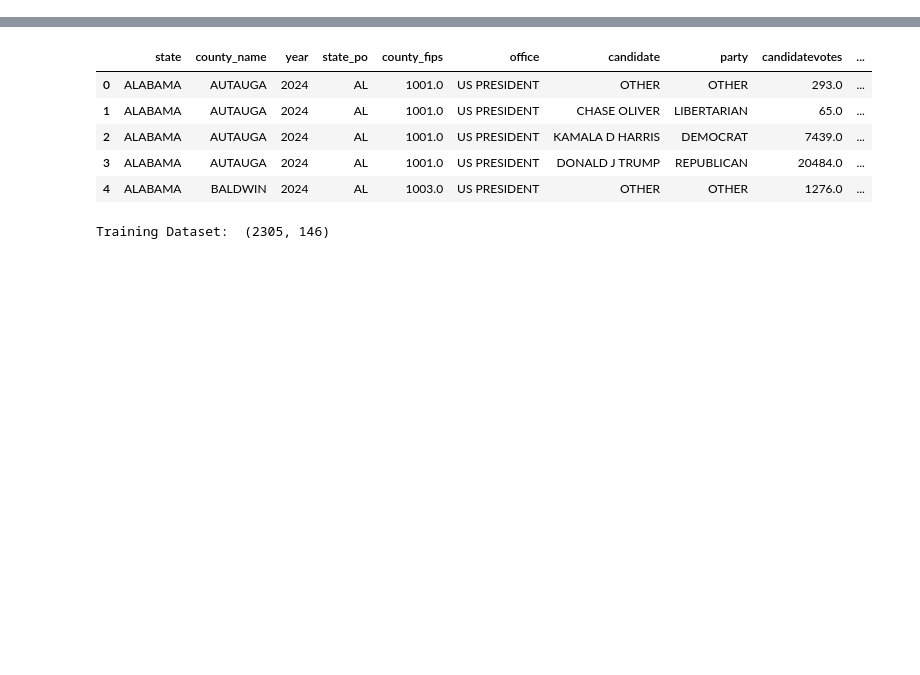
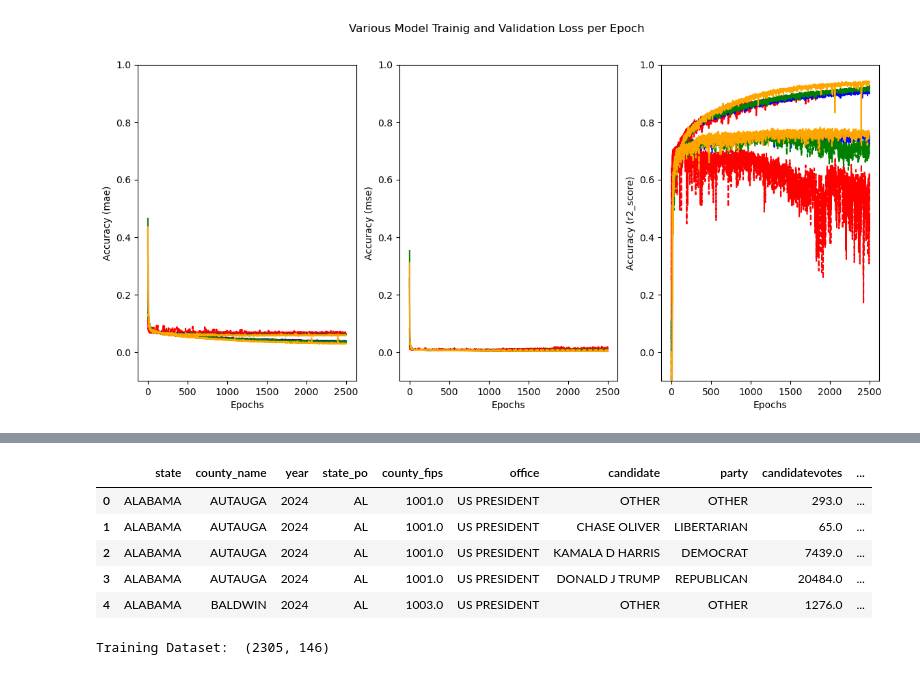
Before and after one commit to datif1/DSC445-ML1-Election-Prediction, a Jupyter notebook: notebooks/nn_regression.ipynb, the cells around one changed output, grey strips where cells are left out. Cells and saved outputs as stored; diff of their text form; code cells hidden in the pictures; blank space fills up the shorter version.

```diff
--- a/notebooks/nn_regression.ipynb
+++ b/notebooks/nn_regression.ipynb
@@ -33,0 +61,12 @@ model = rm.simple_regressr(feature_size)
+# %%
+# training loop
+training_history = {}
+epochs = 2500
+for model_type, params in model_and_paths.items():
+    hist = rm.compile_train_checkpoint(params['model'],
+                                       *tts,
+                                       epochs=epochs,
+                                       filepath=params['path'],
+                                       learning_rate=0.001)
+    # save history
+    training_history[model_type] = hist
@@ -34 +91,19 @@ model = rm.simple_regressr(feature_size)
+# %%
+# visualize history
+x = list(range(epochs))
+fig, ax = plt.subplots(1,3, figsize=(14, 6))
+colors = ['red', 'blue', 'green', 'orange']
+for i, acc_type in zip(range(3), ['mae', 'mse', 'r2_score']):
+    for model_type, color in zip(training_history.keys(), colors):
+        _hist = training_history[model_type].history
+        ax[i].plot(x, _hist[acc_type], label=acc_type, color=color)
+        ax[i].plot(x, _hist[f'val_{acc_type}'], label=f'{acc_type}-val', color=color, linestyle='--')
+        ax[i].set_ylim(-0.1, 1)
+        ax[i].set_xlabel('Epochs')
+        ax[i].set_ylabel(f'Accuracy ({acc_type})')
+        #ax[i].legend()
+plt.suptitle('Various Model Trainig and Validation Loss per Epoch')
+plt.show()
+# %% [output]
+[figure, added]
 # %%
```
Also changed, not shown: parts of 10 cells of this notebook, 5 other files.
